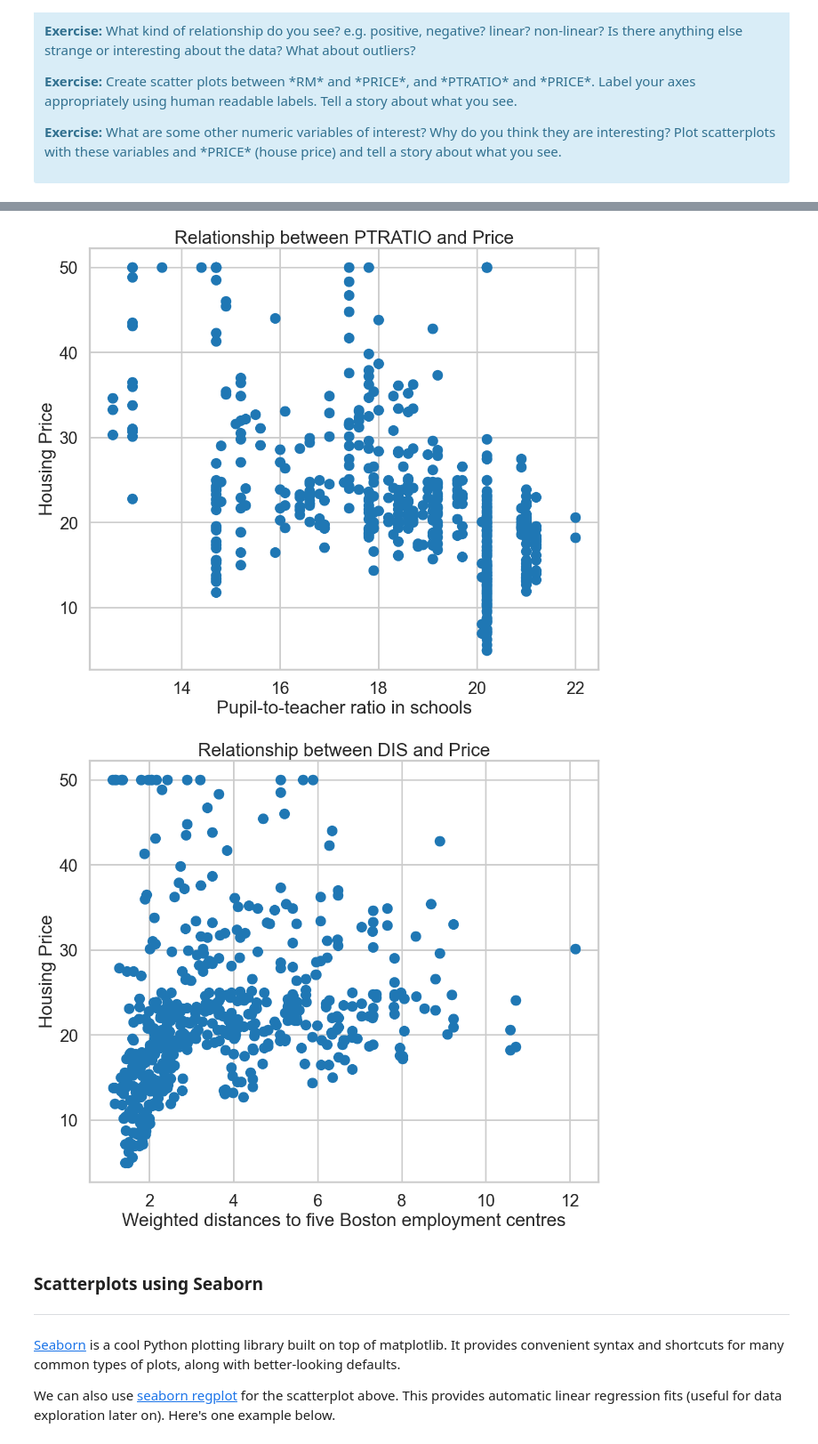
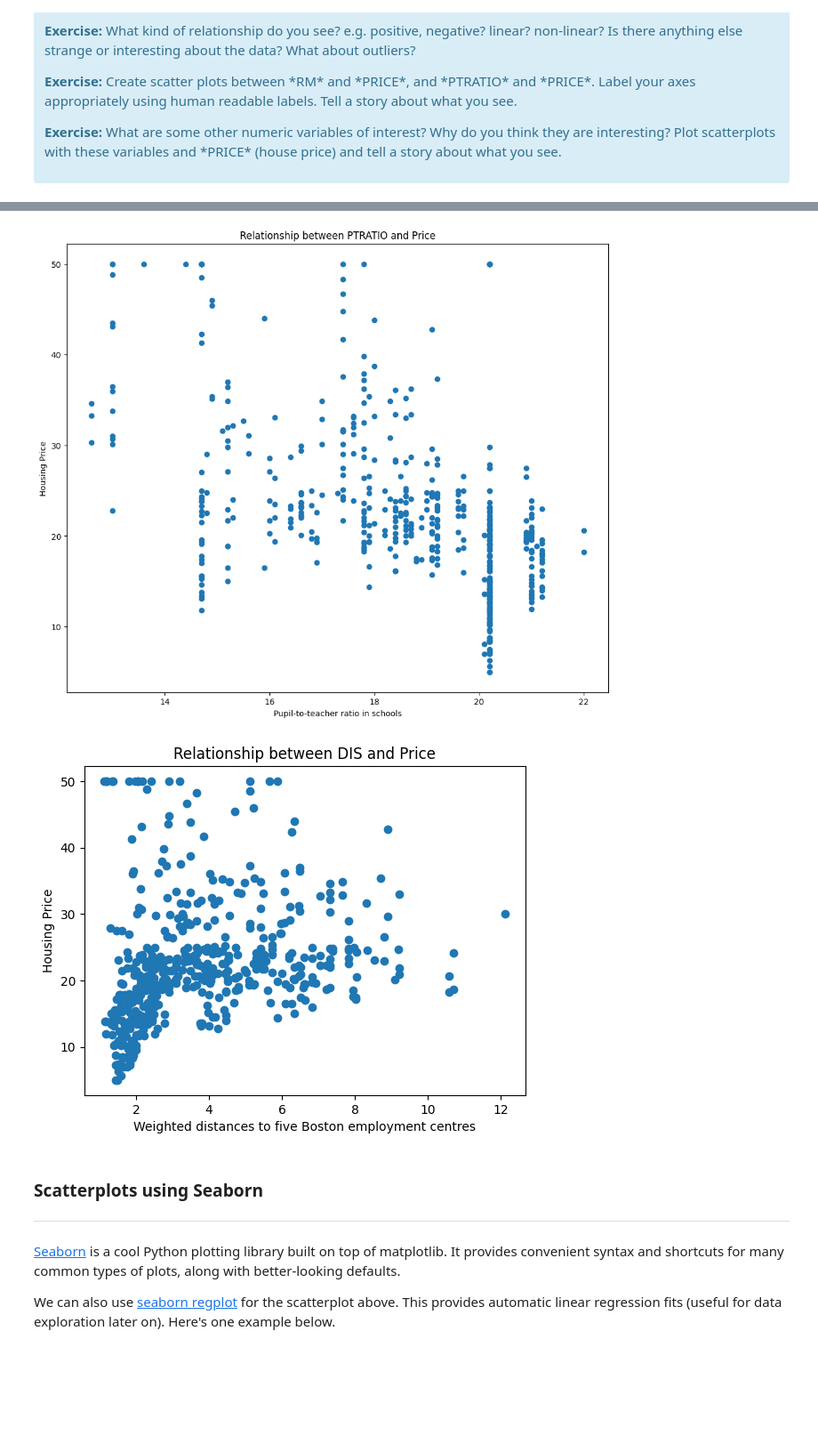
Before and after one commit to axa99/mec-mini-projects, a Jupyter notebook: mec-11.4.1-linear-regression-mini-project/Mini_Project_Linear_Regression.ipynb, the cells around one changed output, grey strips where cells are left out. Shown at 89% size. Drawn from its saved outputs; the diff is of its cells as text; code cells hidden in the pictures; blank space fills up the shorter version.

Commit message:
updated plots

```diff
--- a/mec-11.4.1-linear-regression-mini-project/Mini_Project_Linear_Regression.ipynb
+++ b/mec-11.4.1-linear-regression-mini-project/Mini_Project_Linear_Regression.ipynb
@@ -29,9 +29,9 @@ import sklearn
 import seaborn as sns
 
 # special matplotlib argument for improved plots
-from matplotlib import rcParams
-sns.set_style("whitegrid")
-sns.set_context("poster")
+# from matplotlib import rcParams
+# sns.set_style("whitegrid")
+# sns.set_context("poster")
 # %% [markdown]
 ***
 # Part 1: Introduction to Linear Regression
@@ -325,19 +325,19 @@ plt.xlabel("Pupil-to-teacher ratio in schools")
 plt.ylabel("Housing Price")
 plt.title("Relationship between PTRATIO and Price");
 # %% [output]
-[figure, old version]
+[figure, new version]
 # %%
 # your turn: create some other scatter plots
 
 
-figure(figsize=(12, 10))
+# figure(figsize=(12, 10))
 
 plt.scatter(bos.DIS, bos.PRICE)
 plt.xlabel("Weighted distances to five Boston employment centres")
 plt.ylabel("Housing Price")
 plt.title("Relationship between DIS and Price");
 # %% [output]
-[figure, old version]
+[figure, new version]
 # %% [markdown]
 ### Scatterplots using Seaborn
 ***
```
Also changed, not shown: parts of 22 cells of this notebook.
